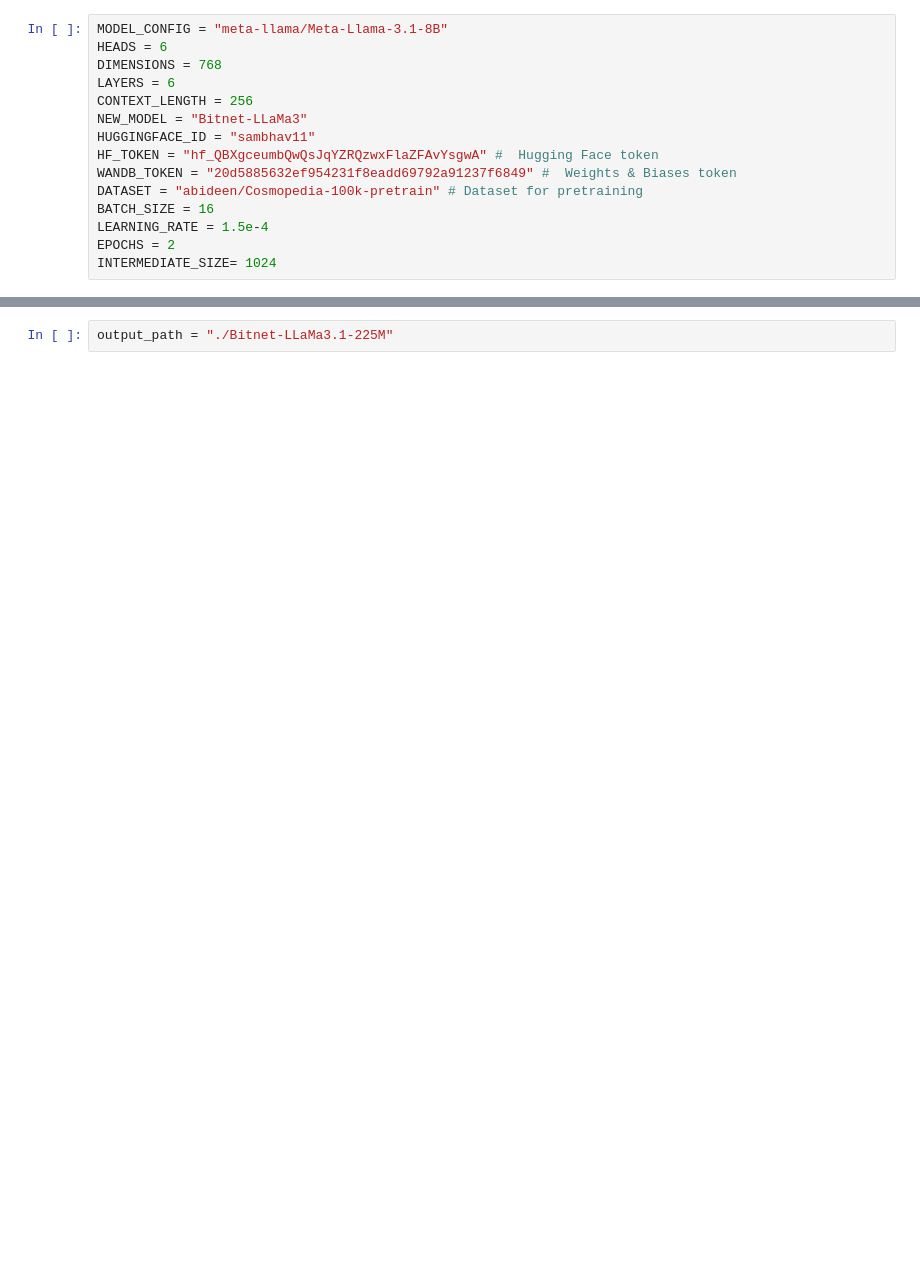
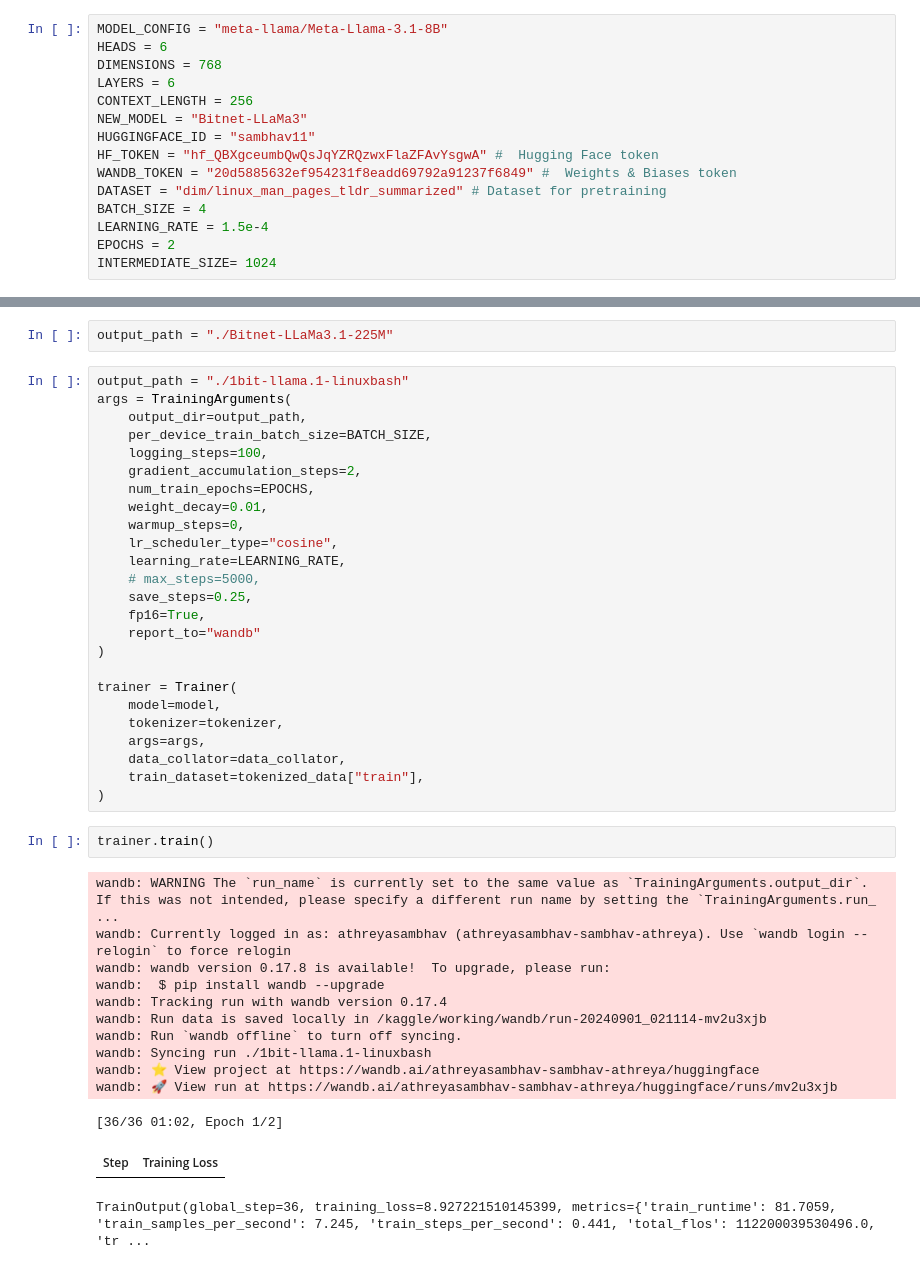
Before and after one commit to SambhavAthreyaGit/1bitLLM-raspberrypi, a Jupyter notebook: llama3.1_to_1bit.ipynb, the cells around one changed output, grey strips where cells are left out. Drawn from its saved outputs; the diff is of its cells as text; blank space fills up the shorter version.

Commit message:
Kaggle Notebook | LLaMa3.1-1Bit | version 2, linux commands

```diff
--- a/llama3.1_to_1bit.ipynb
+++ b/llama3.1_to_1bit.ipynb
@@ -26,8 +47,8 @@ NEW_MODEL = "Bitnet-LLaMa3"
 HUGGINGFACE_ID = "sambhav11"
 HF_TOKEN = "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" #  Hugging Face token
 WANDB_TOKEN = "20d5885632ef954231f8eadd69792a91237f6849" #  Weights & Biases token
-DATASET = "abideen/Cosmopedia-100k-pretrain" # Dataset for pretraining
-BATCH_SIZE = 16
+DATASET = "dim/linux_man_pages_tldr_summarized" # Dataset for pretraining
+BATCH_SIZE = 4
 LEARNING_RATE = 1.5e-4
 EPOCHS = 2
 INTERMEDIATE_SIZE= 1024
@@ -170,2 +172,43 @@ Model size: 225.3M parameters
 # %%
 output_path = "./Bitnet-LLaMa3.1-225M"
+# %%
+output_path = "./1bit-llama.1-linuxbash"
+args = TrainingArguments(
+    output_dir=output_path,
+    per_device_train_batch_size=BATCH_SIZE,
+    logging_steps=100,
+    gradient_accumulation_steps=2,
+    num_train_epochs=EPOCHS,
+    weight_decay=0.01,
+    warmup_steps=0,
+    lr_scheduler_type="cosine",
+    learning_rate=LEARNING_RATE,
+    # max_steps=5000,
+    save_steps=0.25,
+    fp16=True,
+    report_to="wandb"
+)
+
+trainer = Trainer(
+    model=model,
+    tokenizer=tokenizer,
+    args=args,
+    data_collator=data_collator,
+    train_dataset=tokenized_data["train"],
+)
+# %%
+trainer.train()
+# %% [output]
+wandb: WARNING The `run_name` is currently set to the same value as `TrainingArguments.output_dir`. If this was not intended, please specify a different run name by setting the `TrainingArguments.run_ ...
+wandb: Currently logged in as: athreyasambhav (athreyasambhav-sambhav-athreya). Use `wandb login --relogin` to force relogin
+wandb: wandb version 0.17.8 is available!  To upgrade, please run:
+wandb:  $ pip install wandb --upgrade
+wandb: Tracking run with wandb version 0.17.4
+wandb: Run data is saved locally in /kaggle/working/wandb/run-20240901_021114-mv2u3xjb
+wandb: Run `wandb offline` to turn off syncing.
+wandb: Syncing run ./1bit-llama.1-linuxbash
+wandb: ⭐️ View project at https://wandb.ai/athreyasambhav-sambhav-athreya/huggingface
+wandb: 🚀 View run at https://wandb.ai/athreyasambhav-sambhav-athreya/huggingface/runs/mv2u3xjb
+[36/36 01:02, Epoch 1/2]
+| Step | Training Loss |
+TrainOutput(global_step=36, training_loss=8.927221510145399, metrics={'train_runtime': 81.7059, 'train_samples_per_second': 7.245, 'train_steps_per_second': 0.441, 'total_flos': 112200039530496.0, 'tr ...
```
Also changed, not shown: parts of 6 cells of this notebook.
